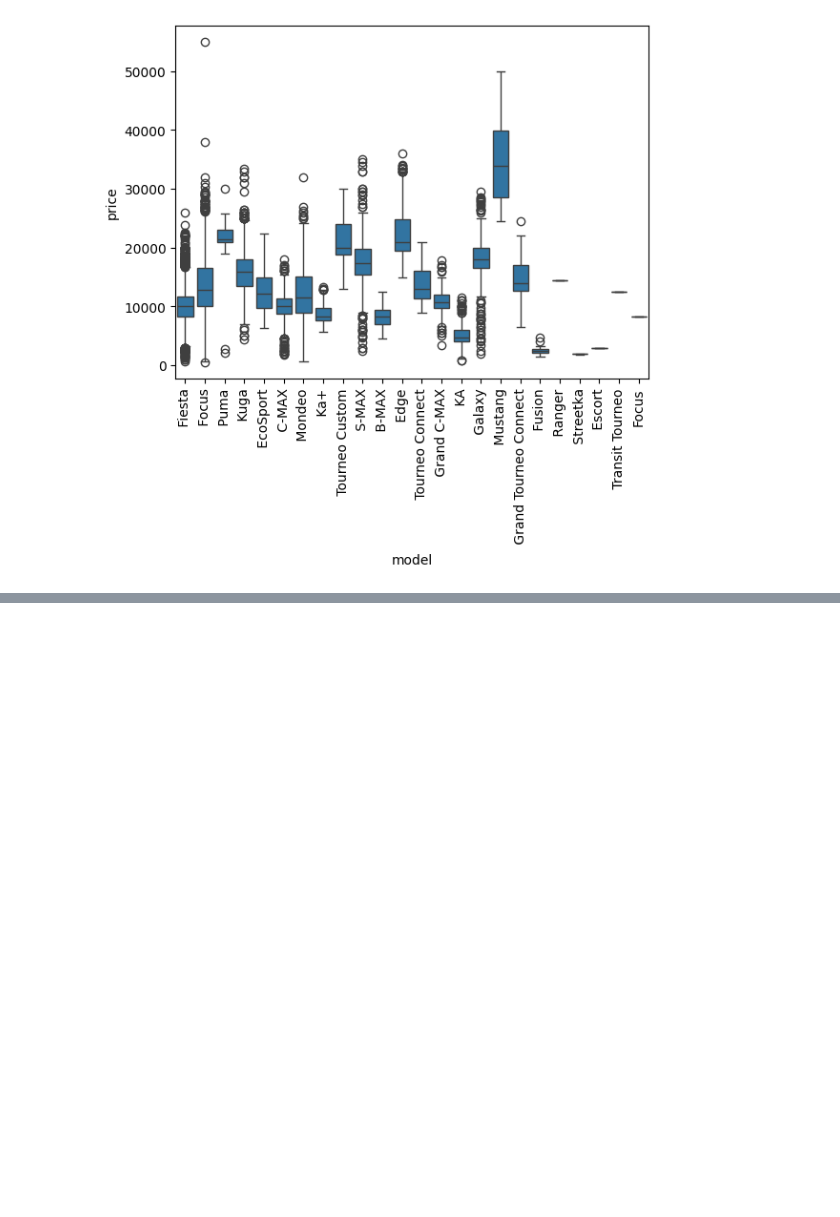
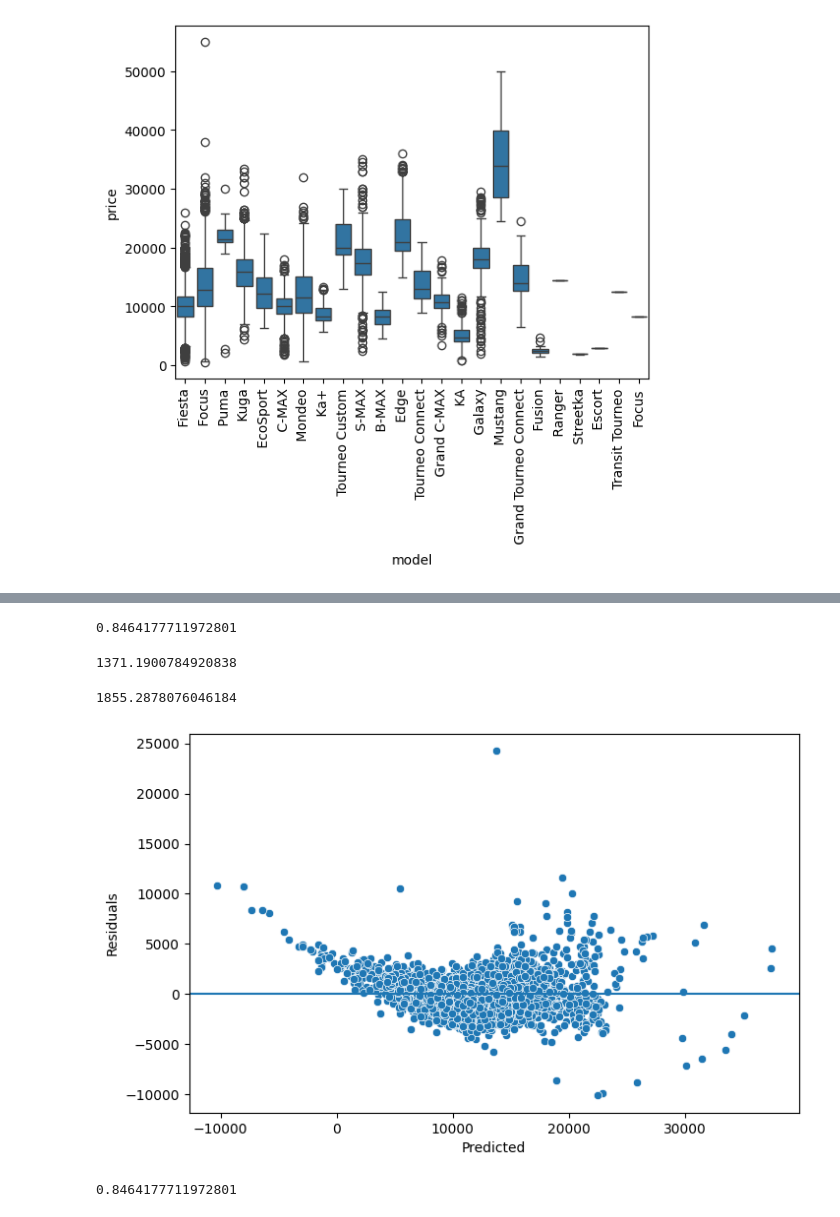
Before and after one commit to shazzad08/ML-Foundry, a Jupyter notebook: Linear Regression Project/Untitled.ipynb, the cells around one changed output, grey strips where cells are left out. Drawn from its saved outputs; the diff is of its cells as text; code cells hidden in the pictures; blank space fills up the shorter version.

```diff
--- a/Linear Regression Project/Untitled.ipynb
+++ b/Linear Regression Project/Untitled.ipynb
@@ -161,0 +246,6 @@ corr
+# %%
+numerical_cols = ['year', 'mileage', 'tax', 'mpg', 'engineSize']
+scaler = StandardScaler()
+X_one_encode[numerical_cols] = scaler.fit_transform(X_one_encode[numerical_cols])
+
+X_one_encode.head()
@@ -161,0 +264,5 @@ corr
+# %%
+X_train, X_test, y_train, y_test = train_test_split(X_one_encode, y, test_size=0.20, random_state=42)
+# %%
+model = LinearRegression()
+model.fit(X_train,y_train)
@@ -161,0 +271,2 @@ corr
+# %%
+y_pred= model.predict(X_test)
@@ -161,0 +293,31 @@ corr
+# %%
+r2= r2_score(y_test,y_pred)
+r2
+# %% [output]
+0.8464177711972801
+# %%
+mae = mean_absolute_error(y_test, y_pred)
+print(mae)
+# %% [output]
+1371.1900784920838
+# %%
+rmse = mean_squared_error(y_test, y_pred) ** 0.5
+print(rmse)
+# %% [output]
+1855.2878076046184
+# %%
+residuals = y_test - y_pred
+
+plt.figure(figsize=(8,5))
+sns.scatterplot(x=y_pred, y=residuals)
+
+plt.axhline(0)
+plt.xlabel("Predicted")
+plt.ylabel("Residuals")
+plt.show()
+# %% [output]
+[figure, added]
+# %%
+r2
+# %% [output]
+0.8464177711972801
```
Also changed, not shown: parts of 43 cells of this notebook.
